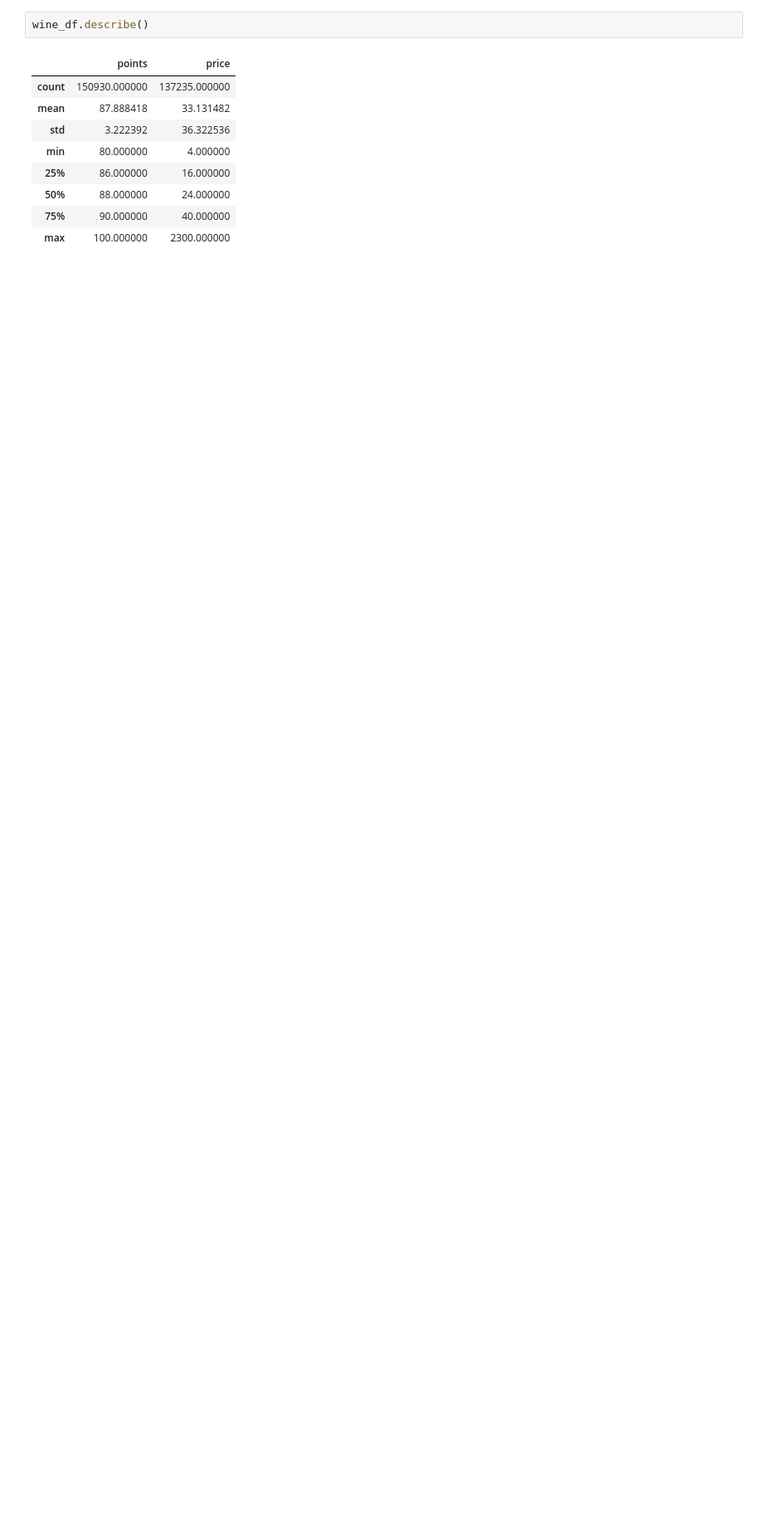
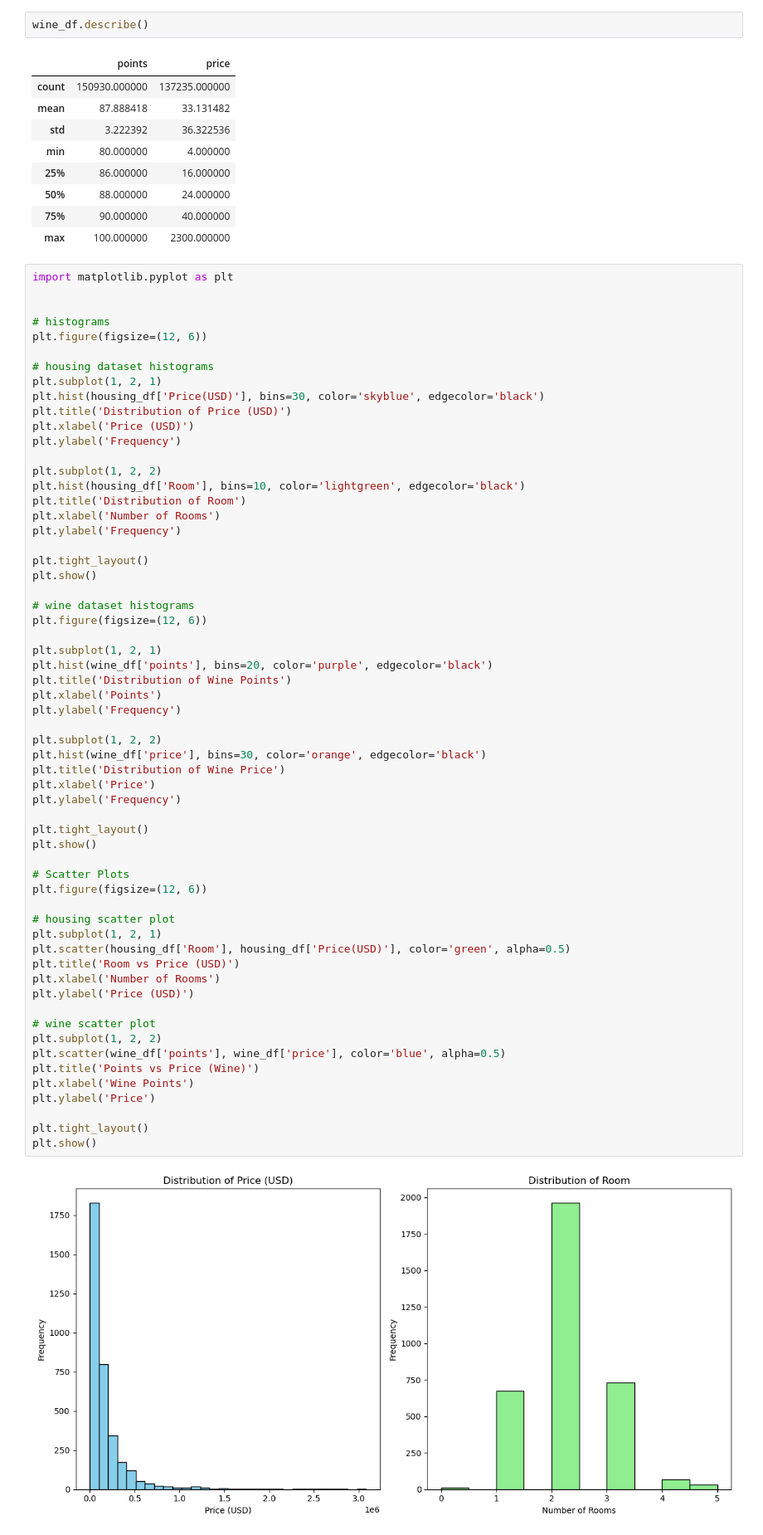
Before and after one commit to woerndle/ds-ml-project, a Jupyter notebook: exercise00.ipynb, the cells around one changed output. Shown at 83% size. Drawn from its saved outputs; the diff is of its cells as text; blank space fills up the shorter version.

Commit message:
added plots

```diff
--- a/exercise00.ipynb
+++ b/exercise00.ipynb
@@ -114,3 +114,65 @@ wine_df.describe()
 | 50% | 88.000000 | 24.000000 |
 | 75% | 90.000000 | 40.000000 |
 | max | 100.000000 | 2300.000000 |
+# %%
+import matplotlib.pyplot as plt
+
+
+# histograms
+plt.figure(figsize=(12, 6))
+
+# housing dataset histograms
+plt.subplot(1, 2, 1)
+plt.hist(housing_df['Price(USD)'], bins=30, color='skyblue', edgecolor='black')
+plt.title('Distribution of Price (USD)')
+plt.xlabel('Price (USD)')
+plt.ylabel('Frequency')
+
+plt.subplot(1, 2, 2)
+plt.hist(housing_df['Room'], bins=10, color='lightgreen', edgecolor='black')
+plt.title('Distribution of Room')
+plt.xlabel('Number of Rooms')
+plt.ylabel('Frequency')
+
+plt.tight_layout()
+plt.show()
+
+# wine dataset histograms
+plt.figure(figsize=(12, 6))
+
+plt.subplot(1, 2, 1)
+plt.hist(wine_df['points'], bins=20, color='purple', edgecolor='black')
+plt.title('Distribution of Wine Points')
+plt.xlabel('Points')
+plt.ylabel('Frequency')
+
+plt.subplot(1, 2, 2)
+plt.hist(wine_df['price'], bins=30, color='orange', edgecolor='black')
+plt.title('Distribution of Wine Price')
+plt.xlabel('Price')
+plt.ylabel('Frequency')
+
+plt.tight_layout()
+plt.show()
+
+# Scatter Plots
+plt.figure(figsize=(12, 6))
+
+# housing scatter plot
+plt.subplot(1, 2, 1)
+plt.scatter(housing_df['Room'], housing_df['Price(USD)'], color='green', alpha=0.5)
+plt.title('Room vs Price (USD)')
+plt.xlabel('Number of Rooms')
+plt.ylabel('Price (USD)')
+
+# wine scatter plot
+plt.subplot(1, 2, 2)
+plt.scatter(wine_df['points'], wine_df['price'], color='blue', alpha=0.5)
+plt.title('Points vs Price (Wine)')
+plt.xlabel('Wine Points')
+plt.ylabel('Price')
+
+plt.tight_layout()
+plt.show()
+# %% [output]
+[figure, added]
```
Also changed, not shown: parts of 2 cells of this notebook.
